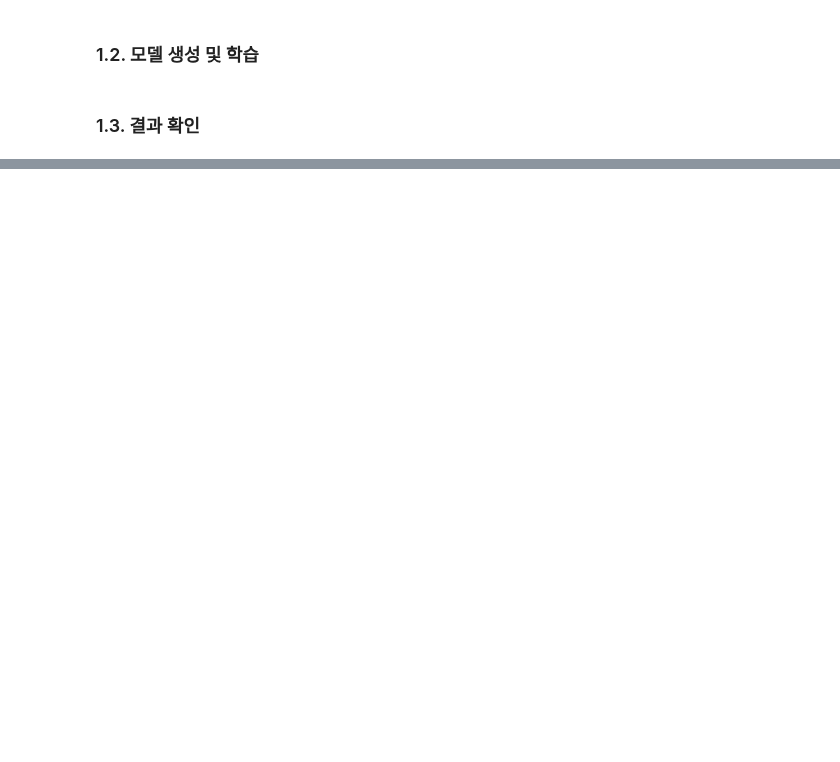
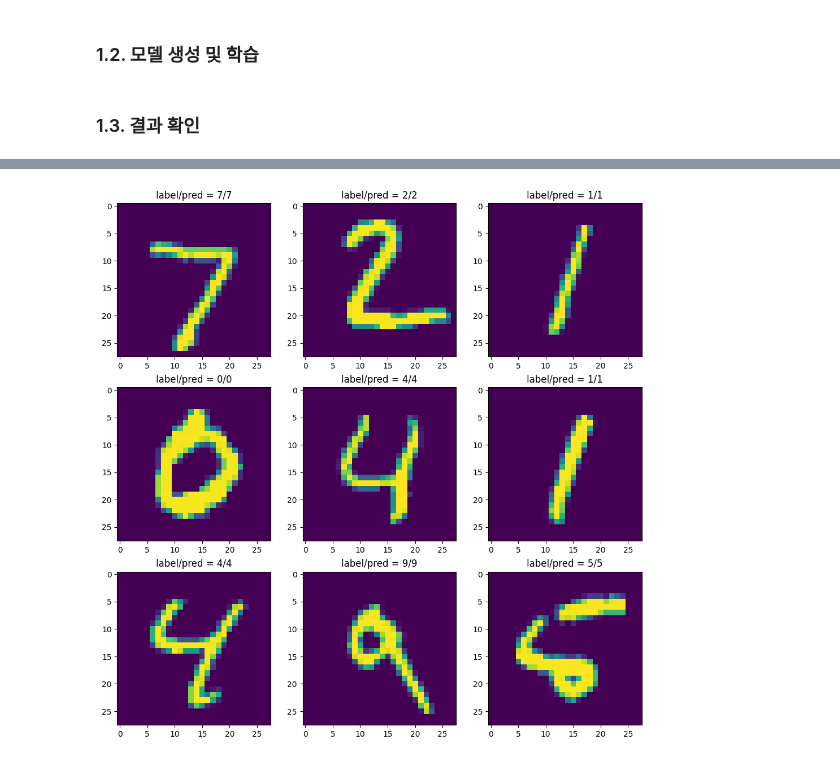
Before and after one commit to Pulsar-kkaturi/DL-Education, a Jupyter notebook: VisionDL_Lecture/Lecture4_CNNBuild_Pytorch.ipynb, the cells around one changed output, grey strips where cells are left out. Cells and saved outputs as stored; diff of their text form; code cells hidden in the pictures; blank space fills up the shorter version.

```diff
--- a/VisionDL_Lecture/Lecture4_CNNBuild_Pytorch.ipynb
+++ b/VisionDL_Lecture/Lecture4_CNNBuild_Pytorch.ipynb
@@ -112,0 +195,5 @@ plt.legend()
+# %%
+batch_size = 256
+
+train_loader = DataLoader(mnist_train, batch_size=batch_size, shuffle=True,num_workers=2,drop_last=True)
+test_loader = DataLoader(mnist_test, batch_size=batch_size, shuffle=False,num_workers=2,drop_last=True)
@@ -112,0 +229,14 @@ plt.legend()
+# %%
+# gpu가 사용 가능한 경우에는 device를 gpu로 설정하고 불가능하면 cpu로 설정합니다.
+device = torch.device("cuda:0" if torch.cuda.is_available() else "cpu")
+print(device)
+
+# 모델을 지정한 장치로 올립니다.
+model = CNN().to(device)
+
+# 손실함수로는 크로스엔트로피를 사용합니다.
+loss_func = nn.CrossEntropyLoss()
+
+# 최적화함수로는 Adam을 사용합니다.
+learning_rate = 0.0002
+optimizer = torch.optim.Adam(model.parameters(), lr=learning_rate)
@@ -112,0 +370,11 @@ plt.legend()
+# %%
+plt.figure(figsize=(12,12))
+for i in range(9):
+    img = np.moveaxis(mnist_test[i][0].detach().numpy(), 0 , -1)
+    pred = pred_dic['pred'][i]
+    # score = pred_dic['prob'][i][pred]
+    plt.subplot(3,3,i+1)
+    plt.imshow(img)
+    plt.title(f'label/pred = {mnist_test[i][1]}/{pred}')
+# %% [output]
+[figure, added]
```
Also changed, not shown: parts of 28 cells of this notebook.
